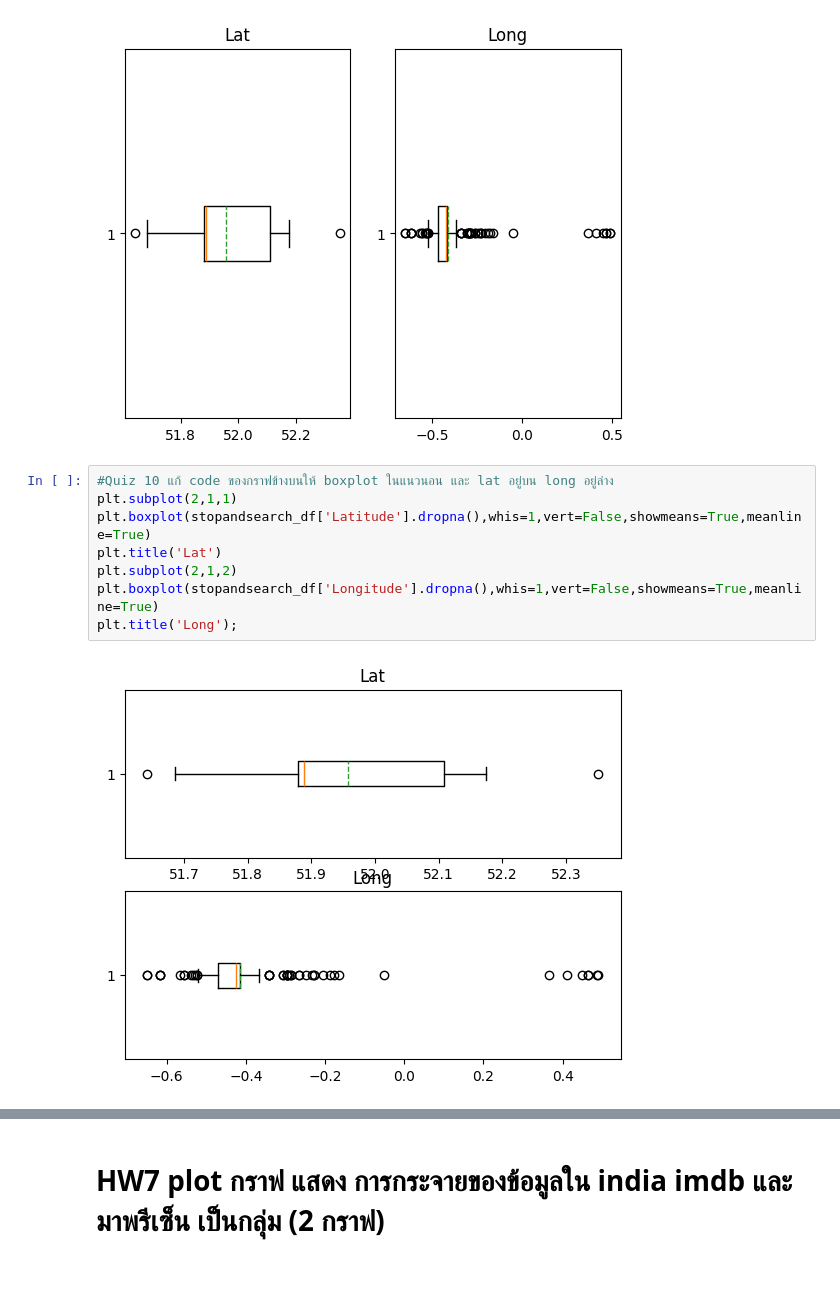
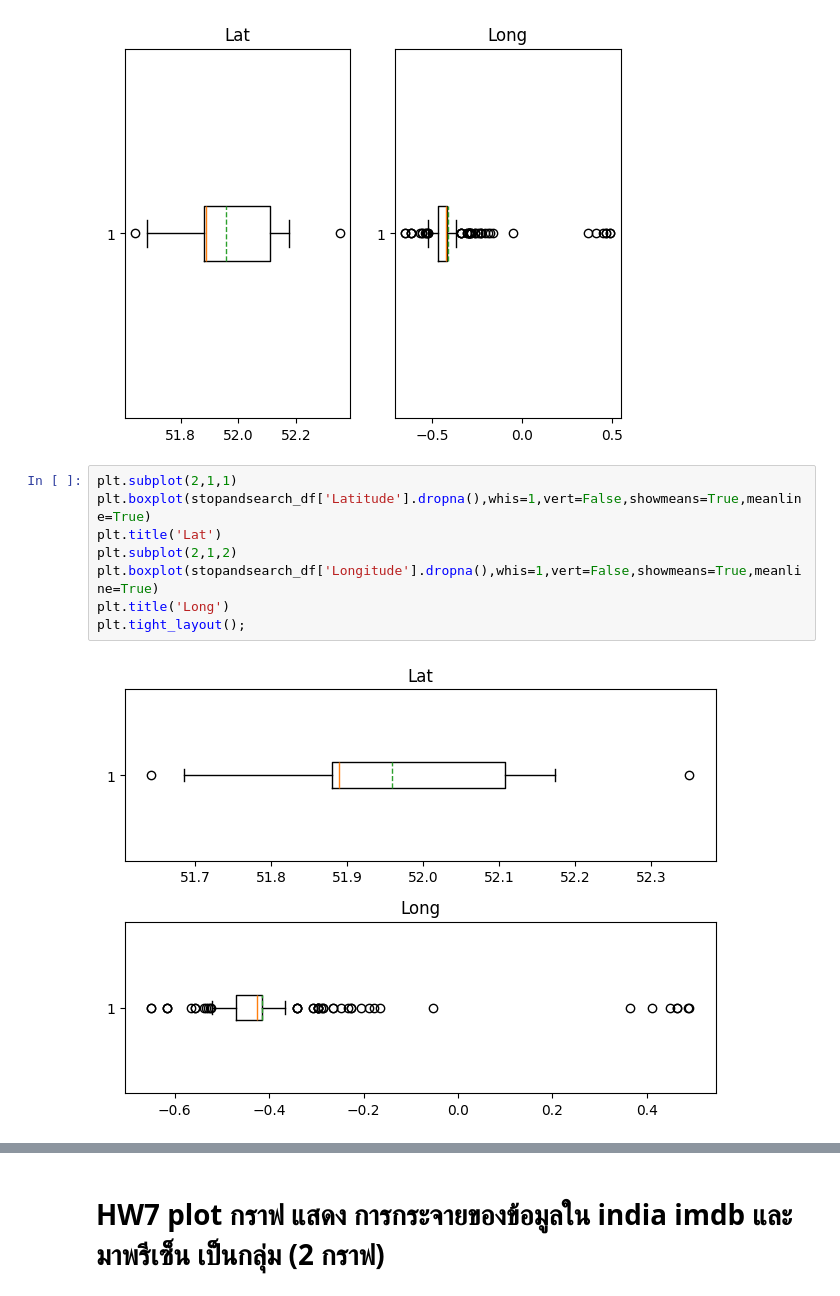
Before and after one commit to Ellizence01/dataviz2025, a Jupyter notebook: Copy_of_Visualize_Data_Distribution.ipynb, the cells around one changed output, grey strips where cells are left out. Cells and saved outputs as stored; diff of their text form.

Commit message:
Quiz 11

```diff
--- a/Copy_of_Visualize_Data_Distribution.ipynb
+++ b/Copy_of_Visualize_Data_Distribution.ipynb
@@ -440,12 +440,12 @@ plt.title('Long');
 # %% [output]
 [figure]
 # %%
-#Quiz 10 แก้ code ของกราฟข้างบนให้ boxplot ในแนวนอน และ lat อยู่บน long อยู่ล่าง
 plt.subplot(2,1,1)
 plt.boxplot(stopandsearch_df['Latitude'].dropna(),whis=1,vert=False,showmeans=True,meanline=True)
 plt.title('Lat')
 plt.subplot(2,1,2)
 plt.boxplot(stopandsearch_df['Longitude'].dropna(),whis=1,vert=False,showmeans=True,meanline=True)
-plt.title('Long');
+plt.title('Long')
+plt.tight_layout();
 # %% [output]
-[figure, old version]
+[figure, new version]
```
Also changed, not shown: parts of 1 cell of this notebook.
